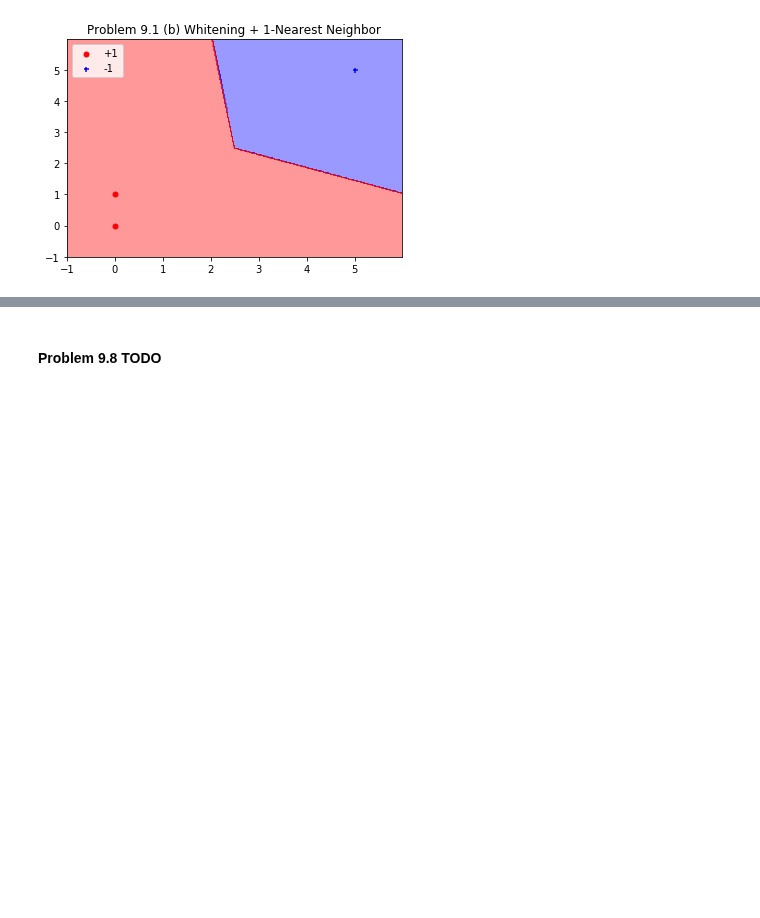
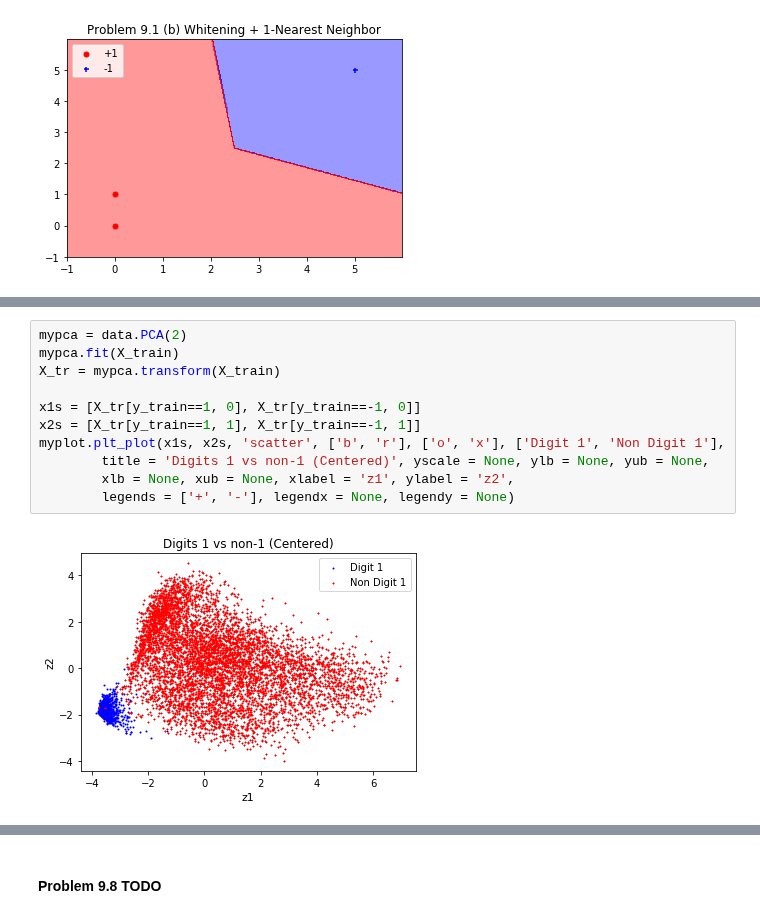
Before and after one commit to niuers/Learning-From-Data-A-Short-Course, a Jupyter notebook: Solutions to Chapter 9 Learning Aides.ipynb, the cells around one changed output, grey strips where cells are left out. Drawn from its saved outputs; the diff is of its cells as text; blank space fills up the shorter version.

```diff
--- a/Solutions to Chapter 9 Learning Aides.ipynb
+++ b/Solutions to Chapter 9 Learning Aides.ipynb
@@ -513,0 +546,13 @@ import libs.plot as myplot
+# %%
+mypca = data.PCA(2)
+mypca.fit(X_train)
+X_tr = mypca.transform(X_train)
+
+x1s = [X_tr[y_train==1, 0], X_tr[y_train==-1, 0]]
+x2s = [X_tr[y_train==1, 1], X_tr[y_train==-1, 1]]
+myplot.plt_plot(x1s, x2s, 'scatter', ['b', 'r'], ['o', 'x'], ['Digit 1', 'Non Digit 1'],
+        title = 'Digits 1 vs non-1 (Centered)', yscale = None, ylb = None, yub = None,
+        xlb = None, xub = None, xlabel = 'z1', ylabel = 'z2',
+        legends = ['+', '-'], legendx = None, legendy = None)
+# %% [output]
+[figure, added]
```
Also changed, not shown: parts of 10 cells of this notebook, 1 other file.
